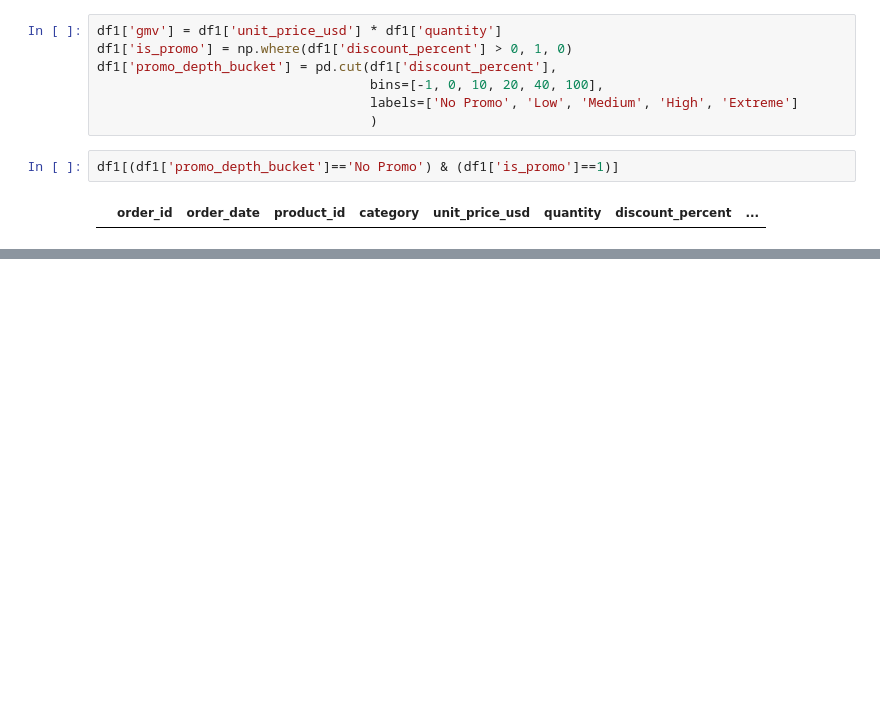
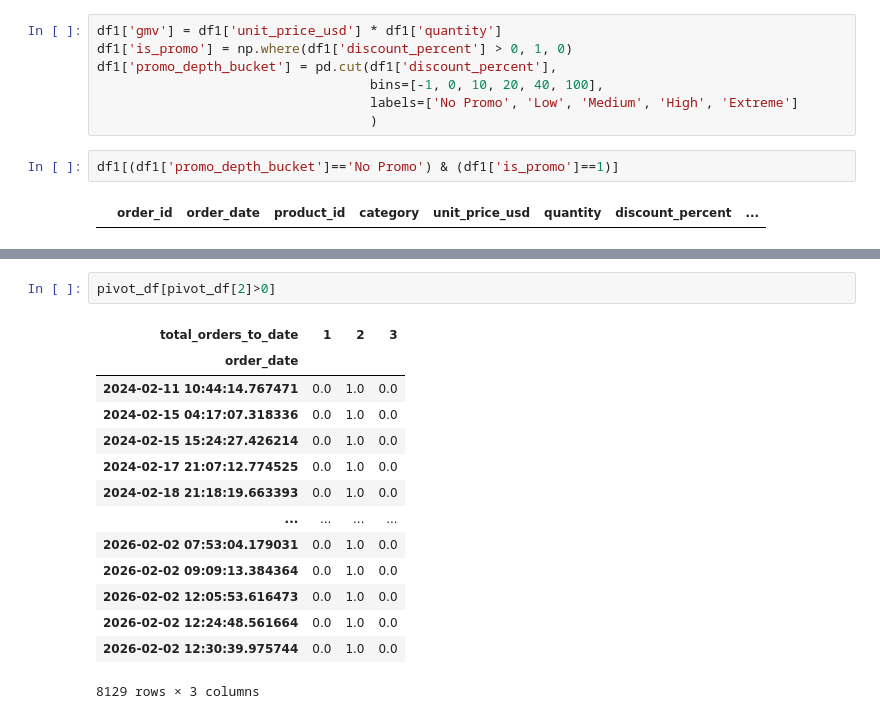
Before and after one commit to arkanhadna/promo-analysis, a Jupyter notebook: main.ipynb, the cells around one changed output, grey strips where cells are left out. Saved outputs shown, nothing was run; the diff lists cells and outputs as text; blank space fills up the shorter version.

```diff
--- a/main.ipynb
+++ b/main.ipynb
@@ -233,0 +318,17 @@ df1[df1['customer_tenure_days']>0]
+# %%
+pivot_df[pivot_df[2]>0]
+# %% [output]
+| total_orders_to_date | 1 | 2 | 3 |
+| order_date |  |  |  |
+| 2024-02-11 10:44:14.767471 | 0.0 | 1.0 | 0.0 |
+| 2024-02-15 04:17:07.318336 | 0.0 | 1.0 | 0.0 |
+| 2024-02-15 15:24:27.426214 | 0.0 | 1.0 | 0.0 |
+| 2024-02-17 21:07:12.774525 | 0.0 | 1.0 | 0.0 |
+| 2024-02-18 21:18:19.663393 | 0.0 | 1.0 | 0.0 |
+| ... | ... | ... | ... |
+| 2026-02-02 07:53:04.179031 | 0.0 | 1.0 | 0.0 |
+| 2026-02-02 09:09:13.384364 | 0.0 | 1.0 | 0.0 |
+| 2026-02-02 12:05:53.616473 | 0.0 | 1.0 | 0.0 |
+| 2026-02-02 12:24:48.561664 | 0.0 | 1.0 | 0.0 |
+| 2026-02-02 12:30:39.975744 | 0.0 | 1.0 | 0.0 |
+8129 rows × 3 columns
```
Also changed, not shown: parts of 13 cells of this notebook.
